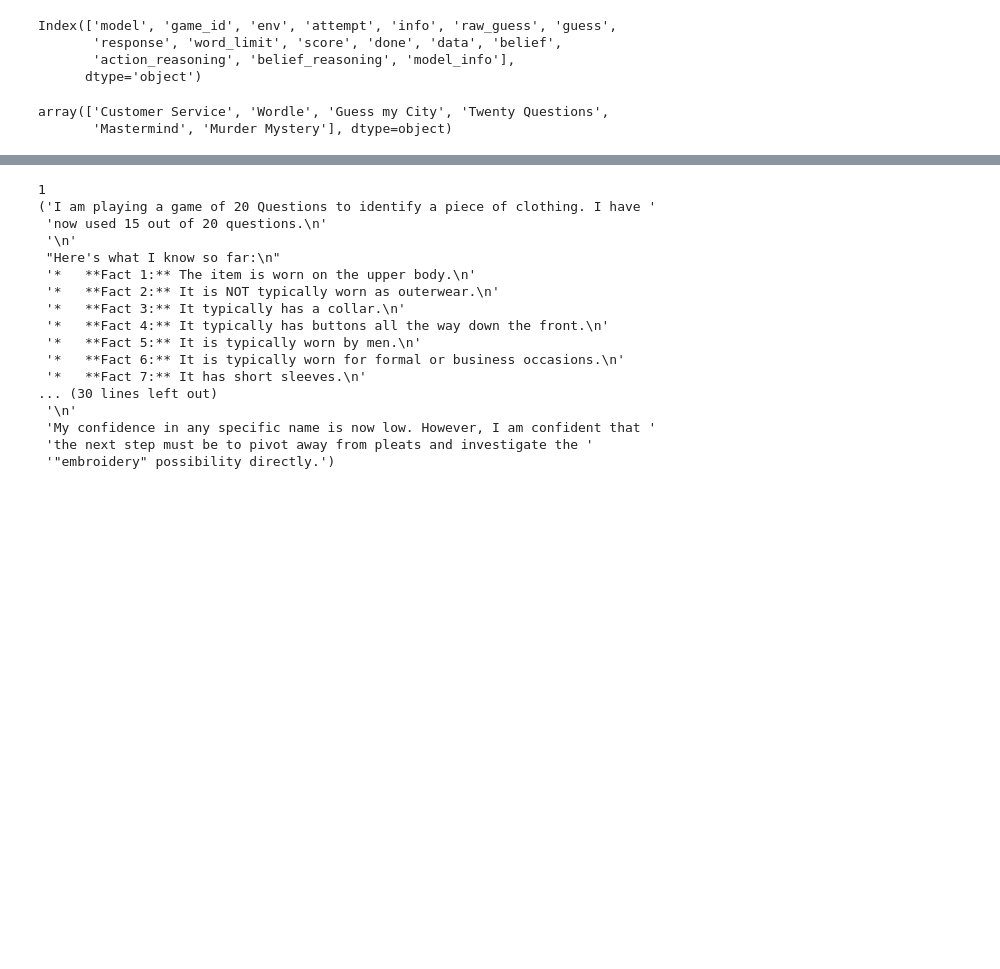
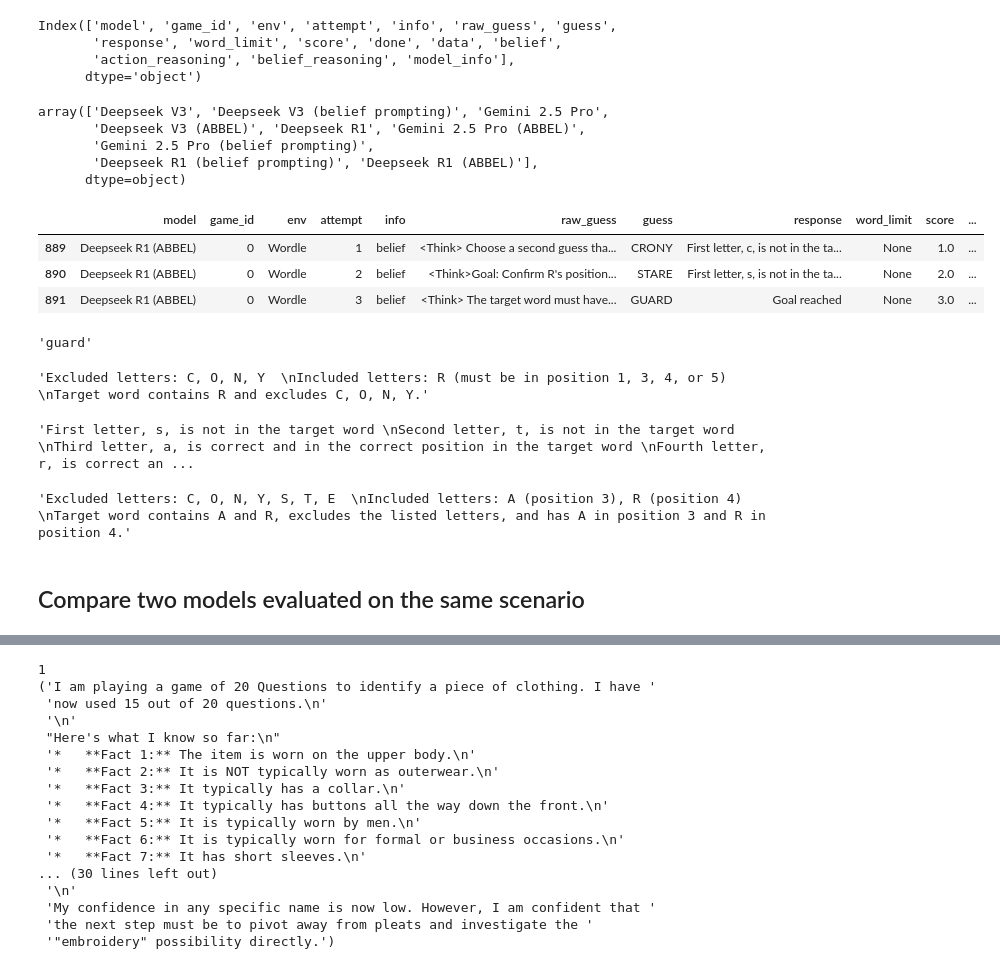
Before and after one commit to jakob-bjorner/verl, a Jupyter notebook: frontier_baselines/paprika_frontier_llms.ipynb, the cells around one changed output, grey strips where cells are left out. Cells and saved outputs as stored; diff of their text form; code cells hidden in the pictures; blank space fills up the shorter version.

Commit message:
getting samples

```diff
--- a/frontier_baselines/paprika_frontier_llms.ipynb
+++ b/frontier_baselines/paprika_frontier_llms.ipynb
@@ -504,11 +504,44 @@ Index(['model', 'game_id', 'env', 'attempt', 'info', 'raw_guess', 'guess',
        'response', 'word_limit', 'score', 'done', 'data', 'belief',
        'action_reasoning', 'belief_reasoning', 'model_info'],
       dtype='object')
+# %%
+df.model.unique()
+# %% [output]
+array(['Deepseek V3', 'Deepseek V3 (belief prompting)', 'Gemini 2.5 Pro',
+       'Deepseek V3 (ABBEL)', 'Deepseek R1', 'Gemini 2.5 Pro (ABBEL)',
+       'Gemini 2.5 Pro (belief prompting)',
+       'Deepseek R1 (belief prompting)', 'Deepseek R1 (ABBEL)'],
+      dtype=object)
 # %%
-df['env'].unique()
+wordle_sample = df[
+    (df['model'] == 'Deepseek R1 (ABBEL)') & \
+        (df['env'] == 'Wordle') & \
+            (df['game_id'] == str(0))
+            ]
+wordle_sample
 # %% [output]
-array(['Customer Service', 'Wordle', 'Guess my City', 'Twenty Questions',
-       'Mastermind', 'Murder Mystery'], dtype=object)
+|  | model | game_id | env | attempt | info | raw_guess | guess | response | word_limit | score | ... |
+| 889 | Deepseek R1 (ABBEL) | 0 | Wordle | 1 | belief | <Think> Choose a second guess tha... | CRONY | First letter, c, is not in the ta... | None | 1.0 | ... |
+| 890 | Deepseek R1 (ABBEL) | 0 | Wordle | 2 | belief | <Think>Goal: Confirm R's position... | STARE | First letter, s, is not in the ta... | None | 2.0 | ... |
+| 891 | Deepseek R1 (ABBEL) | 0 | Wordle | 3 | belief | <Think> The target word must have... | GUARD | Goal reached | None | 3.0 | ... |
+# %%
+wordle_sample.iloc[0]['data']['env_game_scenario']
+# %% [output]
+'guard'
+# %%
+wordle_sample.iloc[0]['belief']
+# %% [output]
+'Excluded letters: C, O, N, Y  \nIncluded letters: R (must be in position 1, 3, 4, or 5)  \nTarget word contains R and excludes C, O, N, Y.'
+# %%
+wordle_sample.iloc[1]['response']
+# %% [output]
+'First letter, s, is not in the target word \nSecond letter, t, is not in the target word \nThird letter, a, is correct and in the correct position in the target word \nFourth letter, r, is correct an ...
+# %%
+wordle_sample.iloc[1]['belief']
+# %% [output]
+'Excluded letters: C, O, N, Y, S, T, E  \nIncluded letters: A (position 3), R (position 4)  \nTarget word contains A and R, excludes the listed letters, and has A in position 3 and R in position 4.'
+# %% [markdown]
+## Compare two models evaluated on the same scenario
 # %%
 GP = set([v['env_game_scenario'] for v in df[
     (df['model'] == 'Gemini 2.5 Pro (ABBEL)') & \
```
Also changed, not shown: parts of 6 cells of this notebook.
